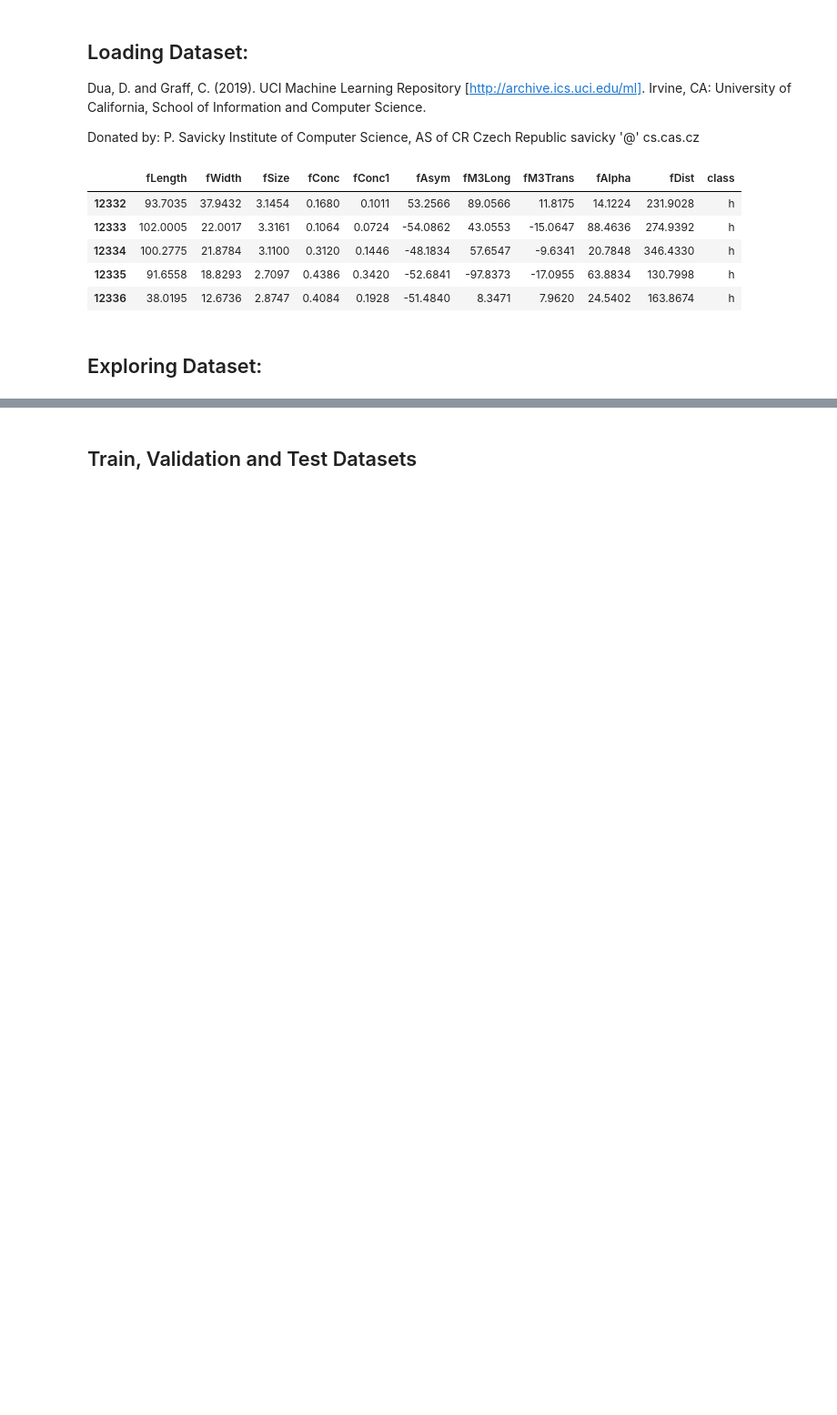
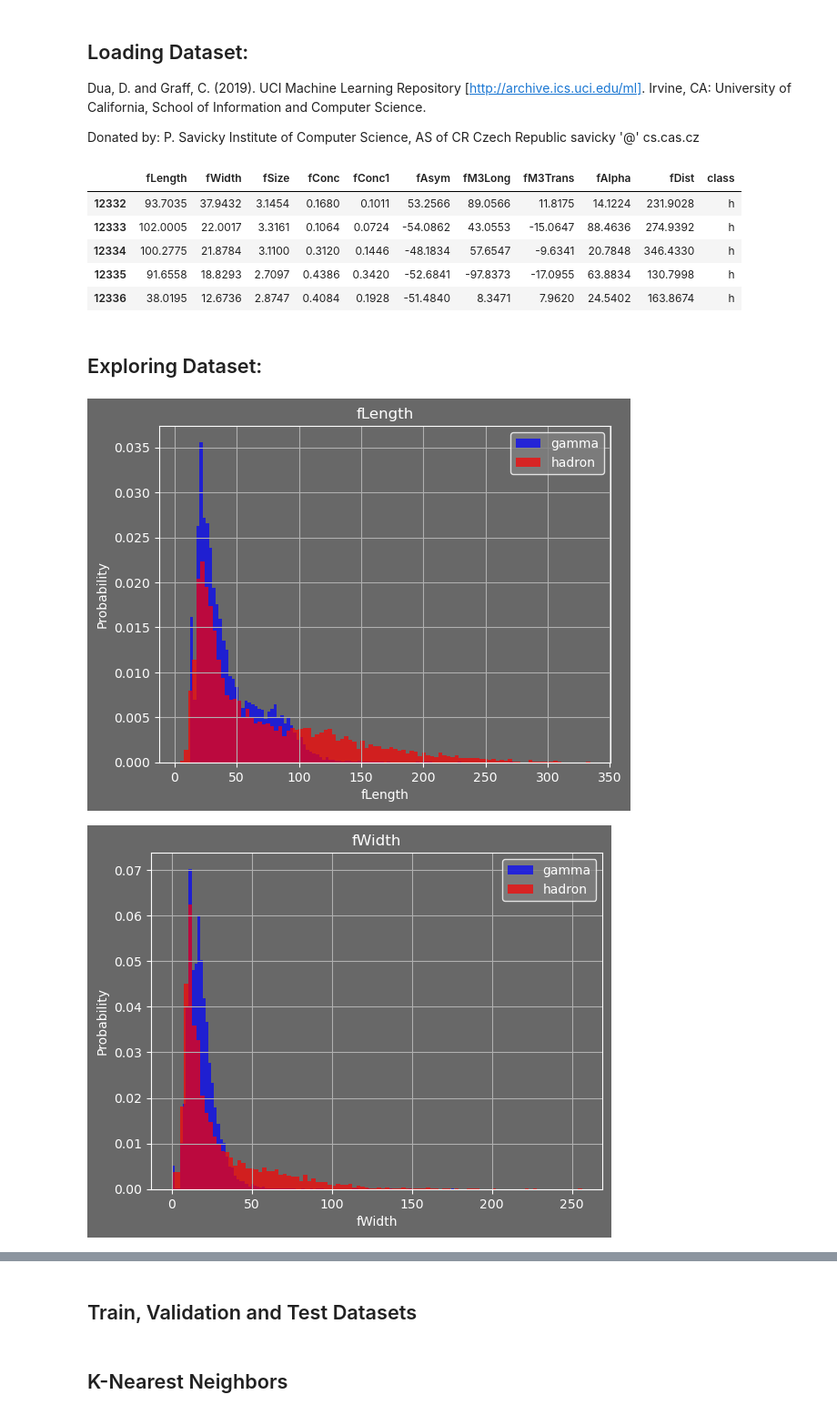
Before and after one commit to Syed-A-Naqvi/machine_learning, a Jupyter notebook: python_machine_learning/basics/basics.ipynb, the cells around one changed output, grey strips where cells are left out. Shown at 91% size. Drawn from its saved outputs; the diff is of its cells as text; code cells hidden in the pictures; blank space fills up the shorter version.

```diff
--- a/python_machine_learning/basics/basics.ipynb
+++ b/python_machine_learning/basics/basics.ipynb
@@ -30,11 +31,26 @@ df["class"] = (df["class"] == 'g').astype(int)
 # %% [markdown]
 ## Exploring Dataset:
 # %%
+plt.rcParams.update({
+    'axes.facecolor': '#686868',     # Background color of the axes
+    'axes.edgecolor': 'white',        # Edge color of the axes
+    'axes.labelcolor': 'white',       # Color of the labels
+    'xtick.color': 'white',           # Color of the x-tick labels
+    'ytick.color': 'white',           # Color of the y-tick labels
+    'legend.facecolor': 'grey',       # Background color of the legend
+    'legend.edgecolor': 'white',      # Edge color of the legend
+    'text.color': 'white',            # Color of the text
+    'figure.facecolor': '#686868'    # Background color of the figure
+})
 for label in cols[:-1]:
     plt.hist(df[df["class"]==1][label], bins=100, label='gamma', color='blue', alpha=0.7, density=True)
     plt.hist(df[df["class"]==0][label], bins=100, label='hadron', color='red', alpha=0.7, density=True)
     plt.title(label)
+    plt.grid(True)
     plt.ylabel("Probability")
     plt.xlabel(label)
     plt.legend()
     plt.show()
+# %% [output]
+[figure, added]
+[figure, added]
@@ -62,3 +86,5 @@ def scale_dataset(dataframe, oversample=False):
 train, x_train, y_train = scale_dataset(train, True)
 validation, x_validation, y_validation = scale_dataset(validation, False)
 test, x_test, y_test = scale_dataset(test, False)
+# %% [markdown]
+## K-Nearest Neighbors
```
Also changed, not shown: parts of 16 cells of this notebook.
